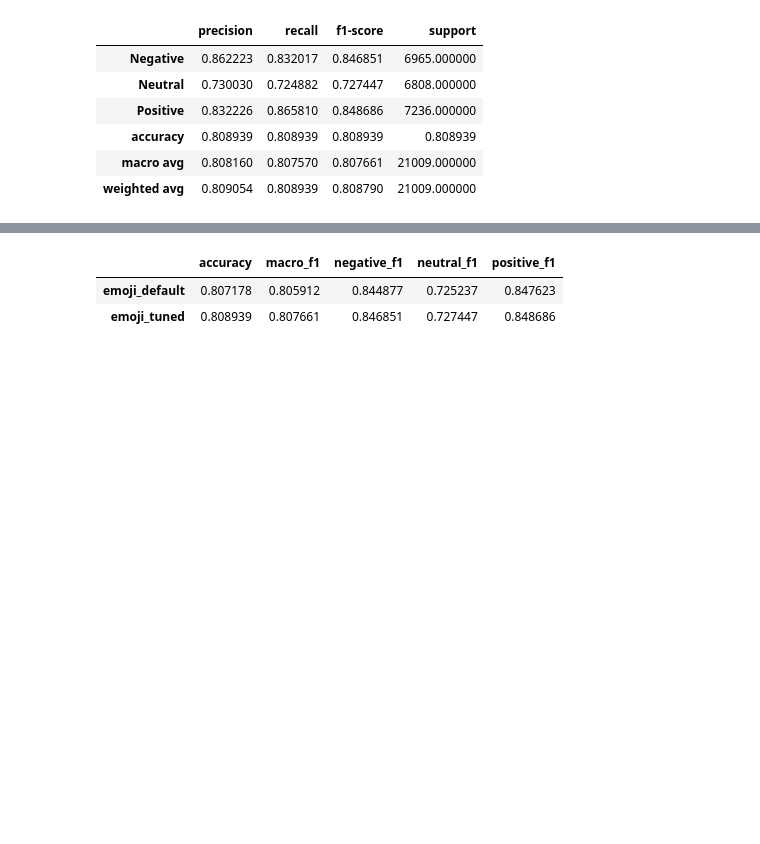
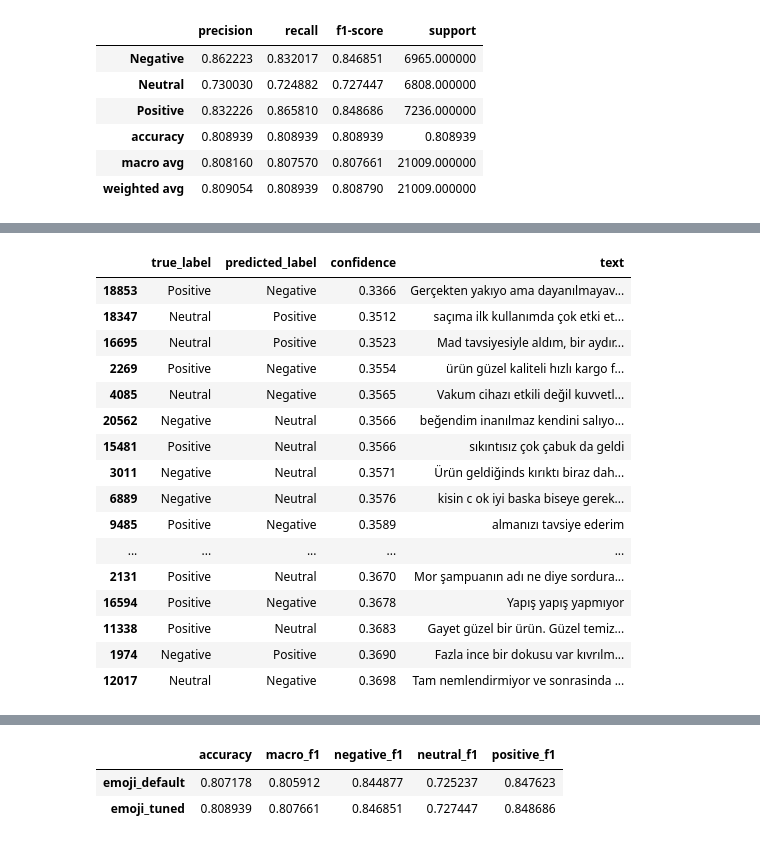
Before and after one commit to barisakk00/tfidf-turkish-analysis, a Jupyter notebook: notebooks/turkish_sentiment_analysis.ipynb, the cells around one changed output, grey strips where cells are left out. Drawn from its saved outputs; the diff is of its cells as text; code cells hidden in the pictures; blank space fills up the shorter version.

```diff
--- a/notebooks/turkish_sentiment_analysis.ipynb
+++ b/notebooks/turkish_sentiment_analysis.ipynb
@@ -537,0 +618,24 @@ pd.DataFrame(tuned_validation_report).transpose()
+# %%
+(
+    validation_error_df.loc[validation_error_df["is_error"]]
+    .sort_values("confidence", ascending=True)
+    .head(20)[["true_label", "predicted_label", "confidence", "text"]]
+)
+# %% [output]
+|  | true_label | predicted_label | confidence | text |
+| 18853 | Positive | Negative | 0.3366 | Gerçekten yakıyo ama dayanılmayav... |
+| 18347 | Neutral | Positive | 0.3512 | saçıma ilk kullanımda çok etki et... |
+| 16695 | Neutral | Positive | 0.3523 | Mad tavsiyesiyle aldım, bir aydır... |
+| 2269 | Positive | Negative | 0.3554 | ürün güzel kaliteli hızlı kargo f... |
+| 4085 | Neutral | Negative | 0.3565 | Vakum cihazı etkili değil kuvvetl... |
+| 20562 | Negative | Neutral | 0.3566 | beğendim inanılmaz kendini salıyo... |
+| 15481 | Positive | Neutral | 0.3566 | sıkıntısız çok çabuk da geldi |
+| 3011 | Negative | Neutral | 0.3571 | Ürün geldiğinds kırıktı biraz dah... |
+| 6889 | Negative | Neutral | 0.3576 | kisin c ok iyi baska biseye gerek... |
+| 9485 | Positive | Negative | 0.3589 | almanızı tavsiye ederim |
+| ... | ... | ... | ... | ... |
+| 2131 | Positive | Neutral | 0.3670 | Mor şampuanın adı ne diye sordura... |
+| 16594 | Positive | Negative | 0.3678 | Yapış yapış yapmıyor |
+| 11338 | Positive | Neutral | 0.3683 | Gayet güzel bir ürün. Güzel temiz... |
+| 1974 | Negative | Positive | 0.3690 | Fazla ince bir dokusu var kıvrılm... |
+| 12017 | Neutral | Negative | 0.3698 | Tam nemlendirmiyor ve sonrasinda ... |
```
Also changed, not shown: parts of 11 cells of this notebook, 4 other files.
